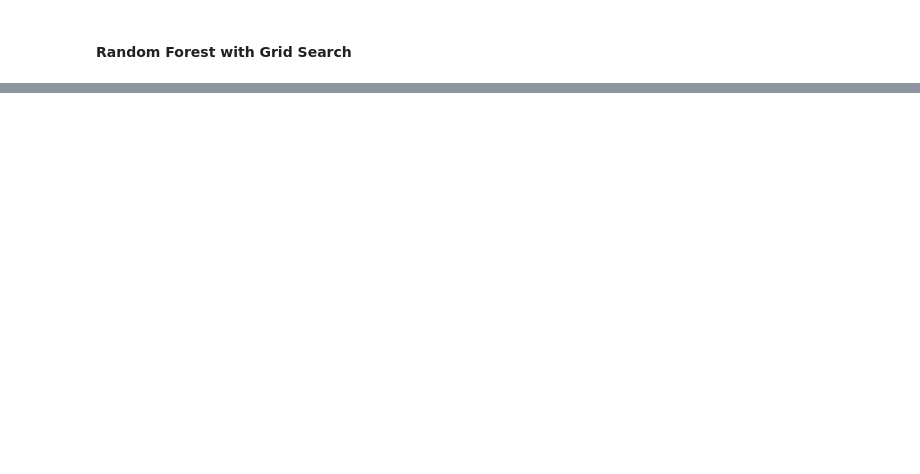
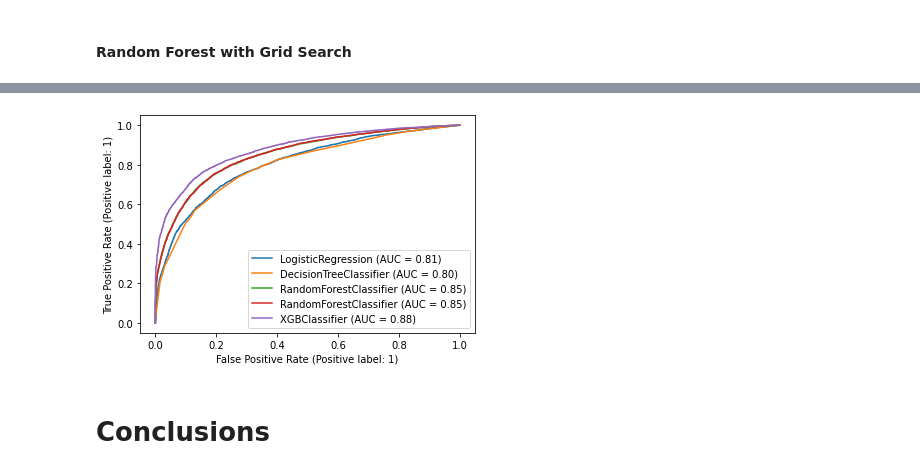
Before and after one commit to akmal1994/Capstone---Classification, a Jupyter notebook: Credit_Card_Default_Prediction_Capstone_Project.ipynb, the cells around one changed output, grey strips where cells are left out. Cells and saved outputs as stored; diff of their text form; code cells hidden in the pictures; blank space fills up the shorter version.

```diff
--- a/Credit_Card_Default_Prediction_Capstone_Project.ipynb
+++ b/Credit_Card_Default_Prediction_Capstone_Project.ipynb
@@ -879,6 +997,16 @@ print(f"Classification report for testing: \n \n{classification_report(y_test, x
 # %%
+# Plot roc auc curve
+"""
+To check the performance of individual model using area under the curve and with roc auc score, the greater the area under \n
+the curve the better the model performance among all these. Plotting all roc auc curve in a same axis.
+"""
+
 roc=plot_roc_curve(log_model,X_test,y_test)
 plot_roc_curve(dt_model,X_test,y_test,ax=roc.ax_);
 plot_roc_curve(rf_model,X_test,y_test,ax=roc.ax_);
 plot_roc_curve(rfgrid_model,X_test,y_test,ax=roc.ax_);
 plot_roc_curve(xgb_model,X_test,y_test,ax=roc.ax_);
+# %% [output]
+[figure, added]
+# %% [markdown]
+# Conclusions
```
Also changed, not shown: parts of 29 cells of this notebook.
